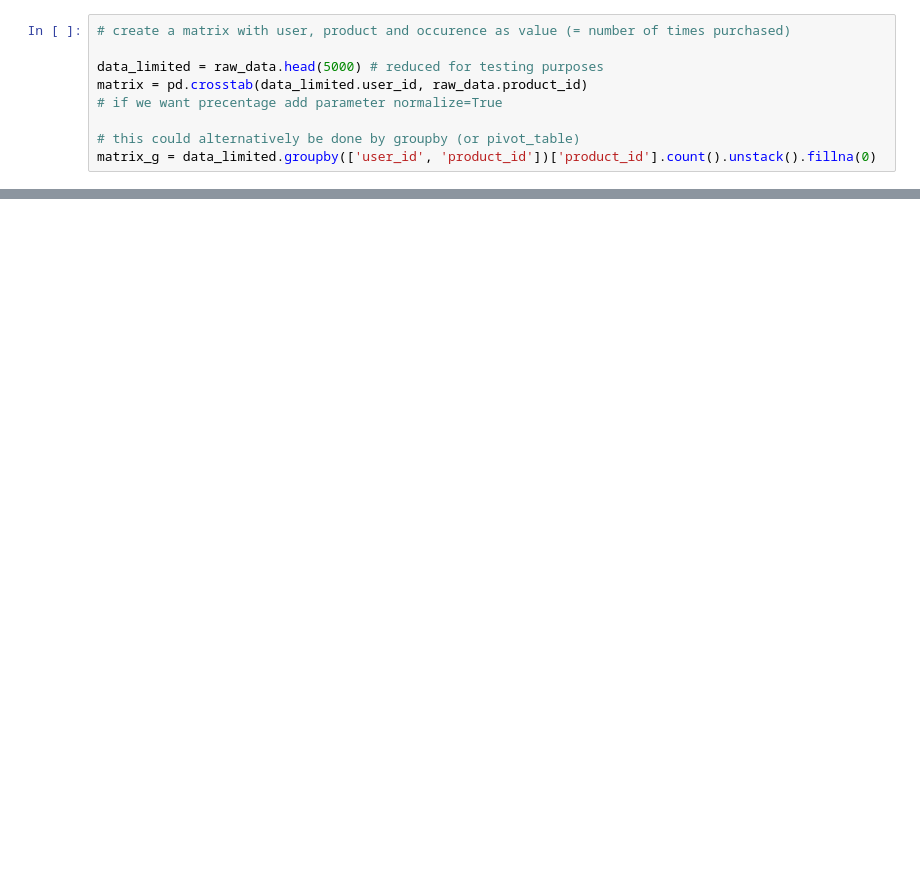
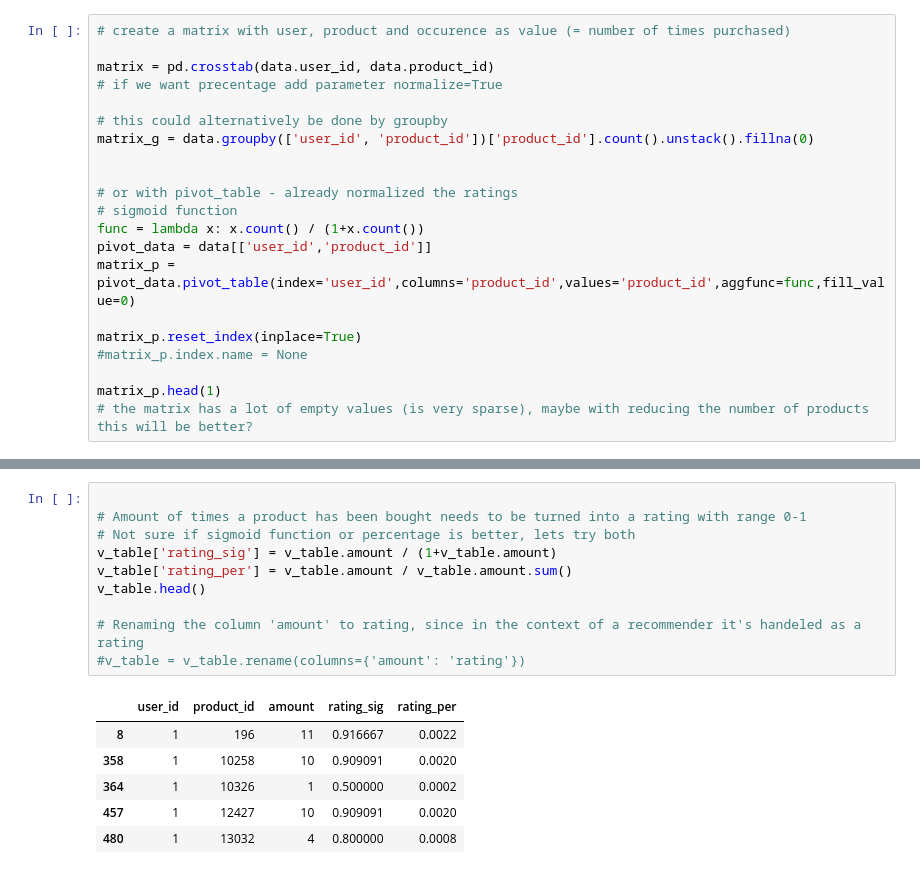
Before and after one commit to eugencuic/FHNW_FS20_Recommender-System-Retail, a Jupyter notebook: Recommender System.ipynb, the cells around one changed output, grey strips where cells are left out. Drawn from its saved outputs; the diff is of its cells as text; blank space fills up the shorter version.

```diff
--- a/Recommender System.ipynb
+++ b/Recommender System.ipynb
@@ -89,9 +161,21 @@ Name: user_id, Length: 49685, dtype: int64
 # %%
 # create a matrix with user, product and occurence as value (= number of times purchased)
 
-data_limited = raw_data.head(5000) # reduced for testing purposes
-matrix = pd.crosstab(data_limited.user_id, raw_data.product_id)
+matrix = pd.crosstab(data.user_id, data.product_id)
 # if we want precentage add parameter normalize=True
 
-# this could alternatively be done by groupby (or pivot_table)
-matrix_g = data_limited.groupby(['user_id', 'product_id'])['product_id'].count().unstack().fillna(0)
+# this could alternatively be done by groupby
+matrix_g = data.groupby(['user_id', 'product_id'])['product_id'].count().unstack().fillna(0)
+
+
+# or with pivot_table - already normalized the ratings
+# sigmoid function
+func = lambda x: x.count() / (1+x.count())
+pivot_data = data[['user_id','product_id']]
+matrix_p = pivot_data.pivot_table(index='user_id',columns='product_id',values='product_id',aggfunc=func,fill_value=0)
+
+matrix_p.reset_index(inplace=True)
+#matrix_p.index.name = None
+
+matrix_p.head(1)
+# the matrix has a lot of empty values (is very sparse), maybe with reducing the number of products this will be better?
@@ -140 +217,18 @@ v_table = v_table[(v_table.amount != 0)]
+# %%
+
+# Amount of times a product has been bought needs to be turned into a rating with range 0-1
+# Not sure if sigmoid function or percentage is better, lets try both
+v_table['rating_sig'] = v_table.amount / (1+v_table.amount)
+v_table['rating_per'] = v_table.amount / v_table.amount.sum()
+v_table.head()
+
+# Renaming the column 'amount' to rating, since in the context of a recommender it's handeled as a rating
+#v_table = v_table.rename(columns={'amount': 'rating'})
+# %% [output]
+|  | user_id | product_id | amount | rating_sig | rating_per |
+| 8 | 1 | 196 | 11 | 0.916667 | 0.0022 |
+| 358 | 1 | 10258 | 10 | 0.909091 | 0.0020 |
+| 364 | 1 | 10326 | 1 | 0.500000 | 0.0002 |
+| 457 | 1 | 12427 | 10 | 0.909091 | 0.0020 |
+| 480 | 1 | 13032 | 4 | 0.800000 | 0.0008 |
 # %%
```
Also changed, not shown: parts of 18 cells of this notebook.
